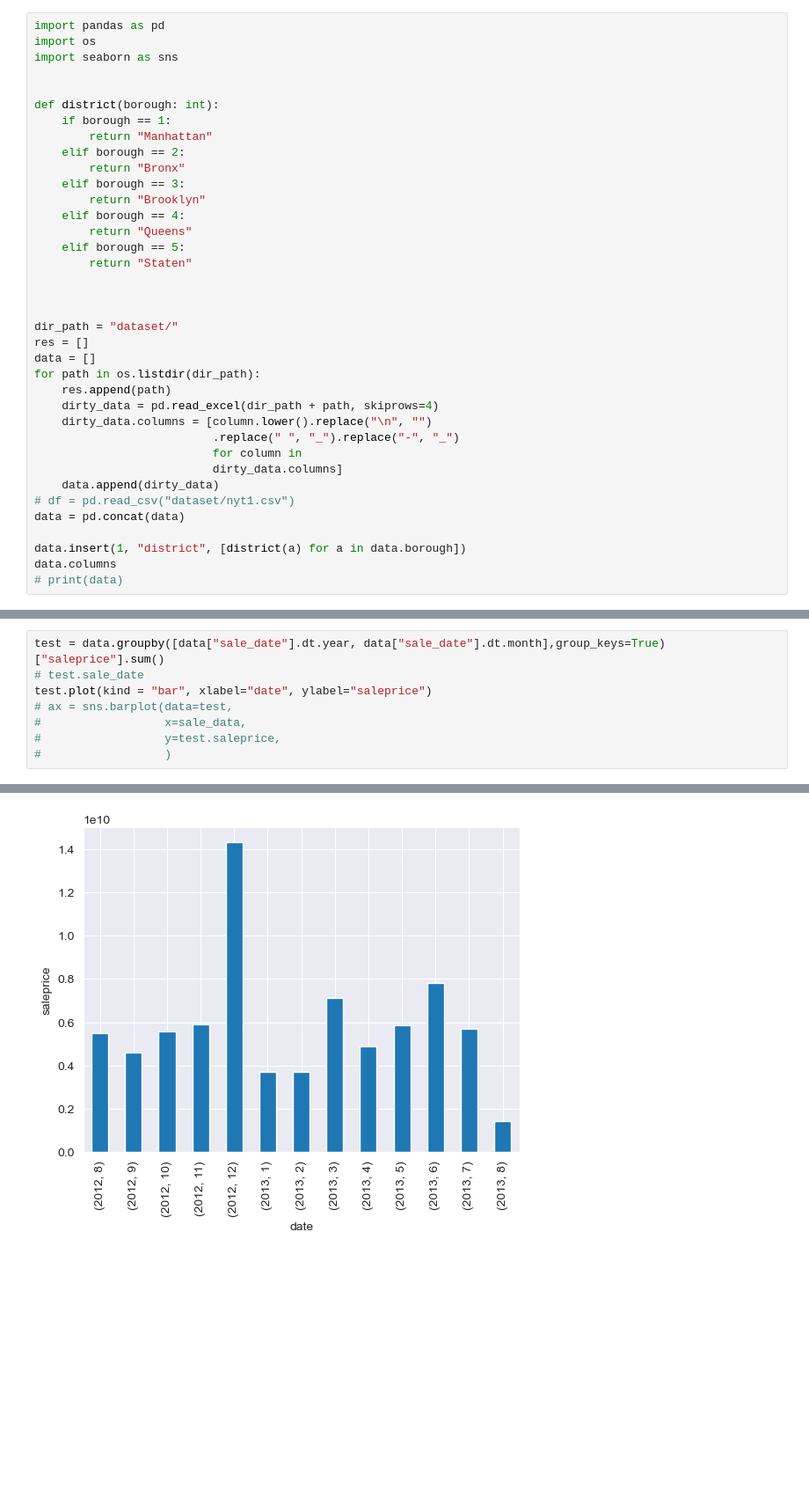
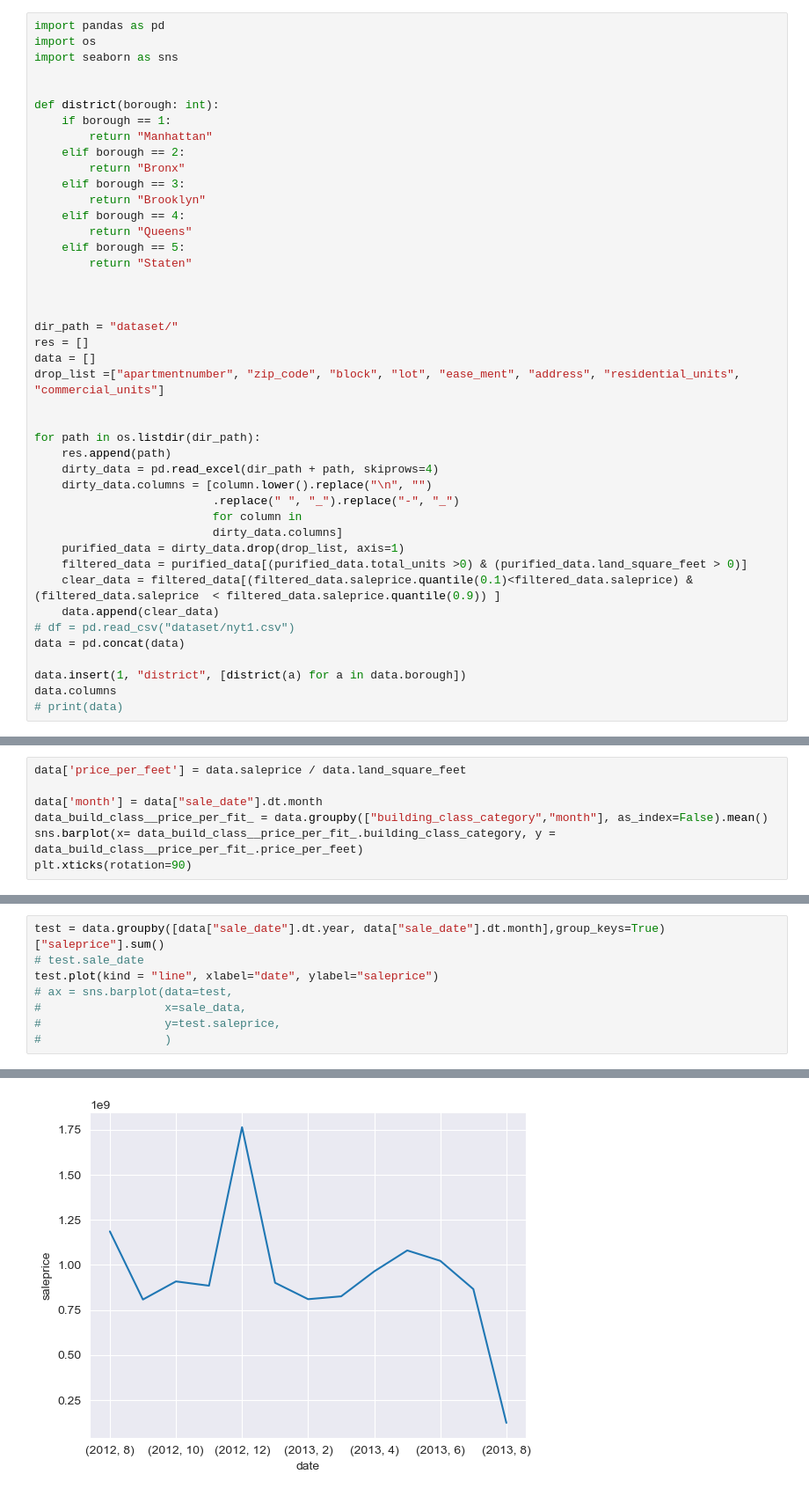
Before and after one commit to Spirit-Hat/DSML, a Jupyter notebook: lab2/lab2.ipynb, the cells around one changed output, grey strips where cells are left out. Shown at 88% size. Cells and saved outputs as stored; diff of their text form; blank space fills up the shorter version.

```diff
--- a/lab2/lab2.ipynb
+++ b/lab2/lab2.ipynb
@@ -21,6 +21,9 @@ def district(borough: int):
 dir_path = "dataset/"
 res = []
 data = []
+drop_list =["apartmentnumber", "zip_code", "block", "lot", "ease_ment", "address", "residential_units", "commercial_units"]
+
+
 for path in os.listdir(dir_path):
     res.append(path)
     dirty_data = pd.read_excel(dir_path + path, skiprows=4)
@@ -28,7 +31,10 @@ for path in os.listdir(dir_path):
                           .replace(" ", "_").replace("-", "_")
                           for column in
                           dirty_data.columns]
-    data.append(dirty_data)
+    purified_data = dirty_data.drop(drop_list, axis=1)
+    filtered_data = purified_data[(purified_data.total_units >0) & (purified_data.land_square_feet > 0)]
+    clear_data = filtered_data[(filtered_data.saleprice.quantile(0.1)<filtered_data.saleprice) & (filtered_data.saleprice  < filtered_data.saleprice.quantile(0.9)) ]
+    data.append(clear_data)
 # df = pd.read_csv("dataset/nyt1.csv")
 data = pd.concat(data)
 
@@ -167,0 +186,7 @@ ax.set(title= "Number of purchases by district and quarter" , ylabel="number of
+# %%
+data['price_per_feet'] = data.saleprice / data.land_square_feet
+
+data['month'] = data["sale_date"].dt.month
+data_build_class__price_per_fit_ = data.groupby(["building_class_category","month"], as_index=False).mean()
+sns.barplot(x= data_build_class__price_per_fit_.building_class_category, y = data_build_class__price_per_fit_.price_per_feet)
+plt.xticks(rotation=90)
@@ -168,11 +212,11 @@ ax.set(title= "Number of purchases by district and quarter" , ylabel="number of
 # %%
 test = data.groupby([data["sale_date"].dt.year, data["sale_date"].dt.month],group_keys=True)["saleprice"].sum()
 # test.sale_date
-test.plot(kind = "bar", xlabel="date", ylabel="saleprice")
+test.plot(kind = "line", xlabel="date", ylabel="saleprice")
 # ax = sns.barplot(data=test,
 #                  x=sale_data,
 #                  y=test.saleprice,
 #                  )
 # %% [output]
 <AxesSubplot:xlabel='date', ylabel='saleprice'>
-[figure, old version]
+[figure, new version]
```
Also changed, not shown: parts of 11 cells of this notebook, 15 other files.
